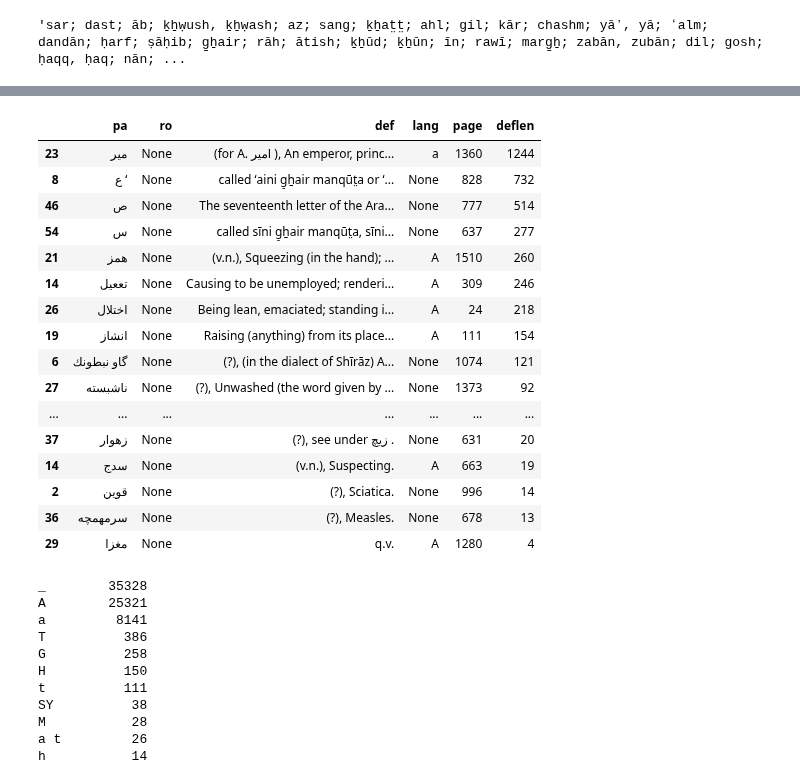
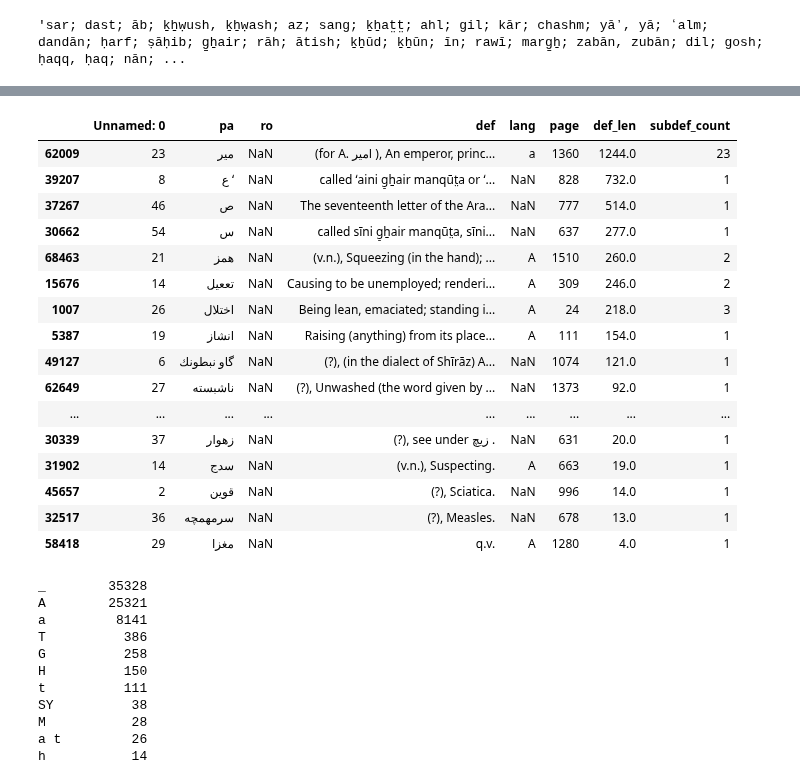
Before and after one commit to kebuhcah/experiments, a Jupyter notebook: dsal-scrape/dsal-scrape.ipynb, the cells around one changed output, grey strips where cells are left out. Drawn from its saved outputs; the diff is of its cells as text; code cells hidden in the pictures.

```diff
--- a/dsal-scrape/dsal-scrape.ipynb
+++ b/dsal-scrape/dsal-scrape.ipynb
@@ -78,3 +76,8 @@ FullDictCsv = pd.read_csv('steingass.csv')
+# %%
+FullDict = pd.read_csv('steingass.csv')
+
+FullDict['def_len'] = FullDict['def'].str.len()
+FullDict['subdef_count'] = FullDict['def'].fillna('').apply(lambda d: len(d.split('—')))
 # %%
 #Entries per page
 FullDictCsv.page.value_counts().hist()
@@ -111,7 +114,6 @@ Name: def, dtype: float64
 # %%
 # top words by definition length
 
-FullDict['deflen'] = FullDict['def'].str.len()
-'; '.join(list(FullDict.sort_values('deflen', ascending=False)[:180].ro))
+'; '.join(list(FullDict.sort_values('def_len', ascending=False)[:180].ro))
 # %% [output]
 'sar; dast; āb; ḵẖẉush, ḵẖẉash; az; sang; ḵẖat̤t̤; ahl; gil; kār; chashm; yāʼ, yā; ʻalm; dandān; ḥarf; ṣāḥib; g̠ẖair; rāh; ātish; ḵẖūd; ḵẖūn; īn; rawī; marg̠ẖ; zabān, zubān; dil; gosh; ḥaqq, ḥaq; nān; ...
@@ -118,23 +146,23 @@ FullDict['deflen'] = FullDict['def'].str.len()
 # %%
-FullDict[FullDict.ro.isnull()].sort_values('deflen', ascending=False)
+FullDict[FullDict.ro.isnull()].sort_values('def_len', ascending=False)
 # %% [output]
-|  | pa | ro | def | lang | page | deflen |
-| 23 | مير | None | (for A. امير ), An emperor, princ... | a | 1360 | 1244 |
-| 8 | ع ʻ | None | called ʻaini g̠ẖair manqūt̤a or ʻ... | None | 828 | 732 |
-| 46 | ص | None | The seventeenth letter of the Ara... | None | 777 | 514 |
-| 54 | س | None | called sīni g̠ẖair manqūt̤a, sīni... | None | 637 | 277 |
-| 21 | همز | None | (v.n.), Squeezing (in the hand); ... | A | 1510 | 260 |
-| 14 | تععيل | None | Causing to be unemployed; renderi... | A | 309 | 246 |
-| 26 | اختلال | None | Being lean, emaciated; standing i... | A | 24 | 218 |
-| 19 | انشاز | None | Raising (anything) from its place... | A | 111 | 154 |
-| 6 | گاو نبطونك | None | (?), (in the dialect of Shīrāz) A... | None | 1074 | 121 |
-| 27 | ناشبسته | None | (?), Unwashed (the word given by ... | None | 1373 | 92 |
-| ... | ... | ... | ... | ... | ... | ... |
-| 37 | زهوار | None | (?), see under زيچ . | None | 631 | 20 |
-| 14 | سدج | None | (v.n.), Suspecting. | A | 663 | 19 |
-| 2 | قوين | None | (?), Sciatica. | None | 996 | 14 |
-| 36 | سرمهمچه | None | (?), Measles. | None | 678 | 13 |
-| 29 | مغزا | None | q.v. | A | 1280 | 4 |
+|  | Unnamed: 0 | pa | ro | def | lang | page | def_len | subdef_count |
+| 62009 | 23 | مير | NaN | (for A. امير ), An emperor, princ... | a | 1360 | 1244.0 | 23 |
+| 39207 | 8 | ع ʻ | NaN | called ʻaini g̠ẖair manqūt̤a or ʻ... | NaN | 828 | 732.0 | 1 |
+| 37267 | 46 | ص | NaN | The seventeenth letter of the Ara... | NaN | 777 | 514.0 | 1 |
+| 30662 | 54 | س | NaN | called sīni g̠ẖair manqūt̤a, sīni... | NaN | 637 | 277.0 | 1 |
+| 68463 | 21 | همز | NaN | (v.n.), Squeezing (in the hand); ... | A | 1510 | 260.0 | 2 |
+| 15676 | 14 | تععيل | NaN | Causing to be unemployed; renderi... | A | 309 | 246.0 | 2 |
+| 1007 | 26 | اختلال | NaN | Being lean, emaciated; standing i... | A | 24 | 218.0 | 3 |
+| 5387 | 19 | انشاز | NaN | Raising (anything) from its place... | A | 111 | 154.0 | 1 |
+| 49127 | 6 | گاو نبطونك | NaN | (?), (in the dialect of Shīrāz) A... | NaN | 1074 | 121.0 | 1 |
+| 62649 | 27 | ناشبسته | NaN | (?), Unwashed (the word given by ... | NaN | 1373 | 92.0 | 1 |
+| ... | ... | ... | ... | ... | ... | ... | ... | ... |
+| 30339 | 37 | زهوار | NaN | (?), see under زيچ . | NaN | 631 | 20.0 | 1 |
+| 31902 | 14 | سدج | NaN | (v.n.), Suspecting. | A | 663 | 19.0 | 1 |
+| 45657 | 2 | قوين | NaN | (?), Sciatica. | NaN | 996 | 14.0 | 1 |
+| 32517 | 36 | سرمهمچه | NaN | (?), Measles. | NaN | 678 | 13.0 | 1 |
+| 58418 | 29 | مغزا | NaN | q.v. | A | 1280 | 4.0 | 1 |
 # %%
 FullDict.fillna('_').lang.value_counts() #.plot.pie()
 # %% [output]
```
Also changed, not shown: parts of 5 cells of this notebook.
